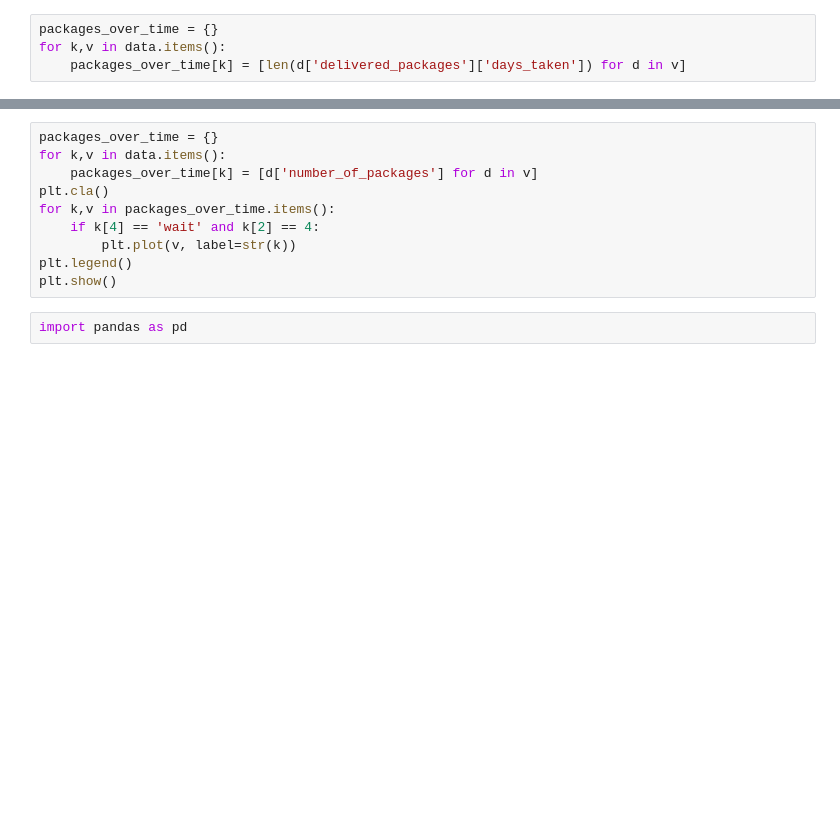
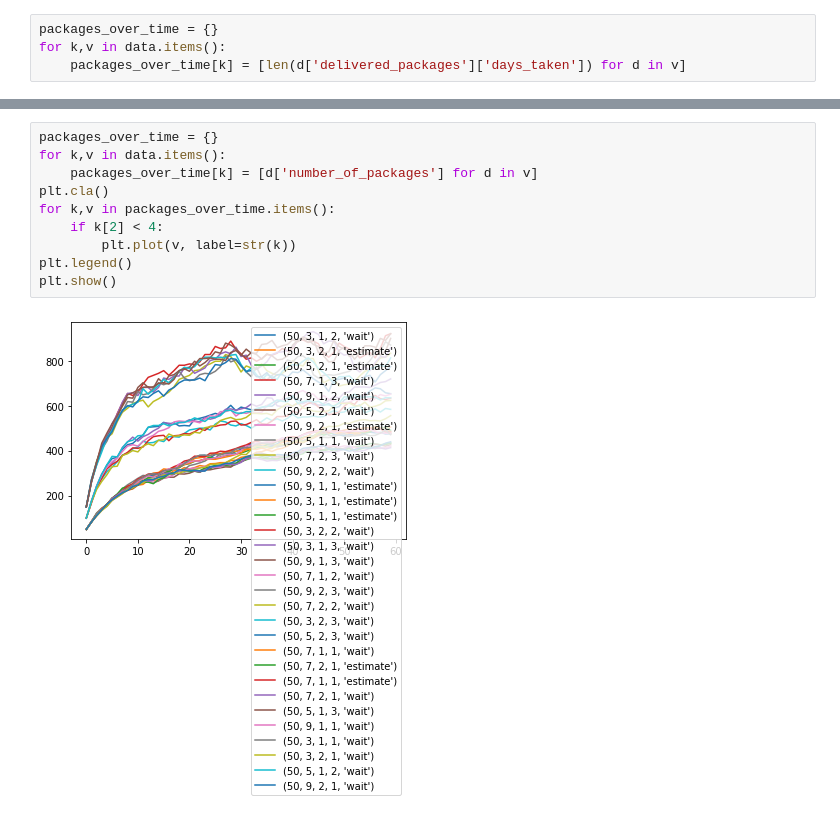
Before and after one commit to kynac1/project47_last_mile_logistics, a Jupyter notebook: experiments/multiaddress_results/analysis.ipynb, the cells around one changed output, grey strips where cells are left out. Saved outputs shown, nothing was run; the diff lists cells and outputs as text; blank space fills up the shorter version.

```diff
--- a/experiments/multiaddress_results/analysis.ipynb
+++ b/experiments/multiaddress_results/analysis.ipynb
@@ -47,12 +51,12 @@ plt.show()
 # %%
 packages_over_time = {}
 for k,v in data.items():
     packages_over_time[k] = [d['number_of_packages'] for d in v]
 plt.cla()
 for k,v in packages_over_time.items():
-    if k[4] == 'wait' and k[2] == 4:
+    if k[2] < 4:
         plt.plot(v, label=str(k))
 plt.legend()
 plt.show()
+# %% [output]
+[figure, added]
-# %%
-import pandas as pd
```
Also changed, not shown: parts of 4 cells of this notebook, 4 other files.
